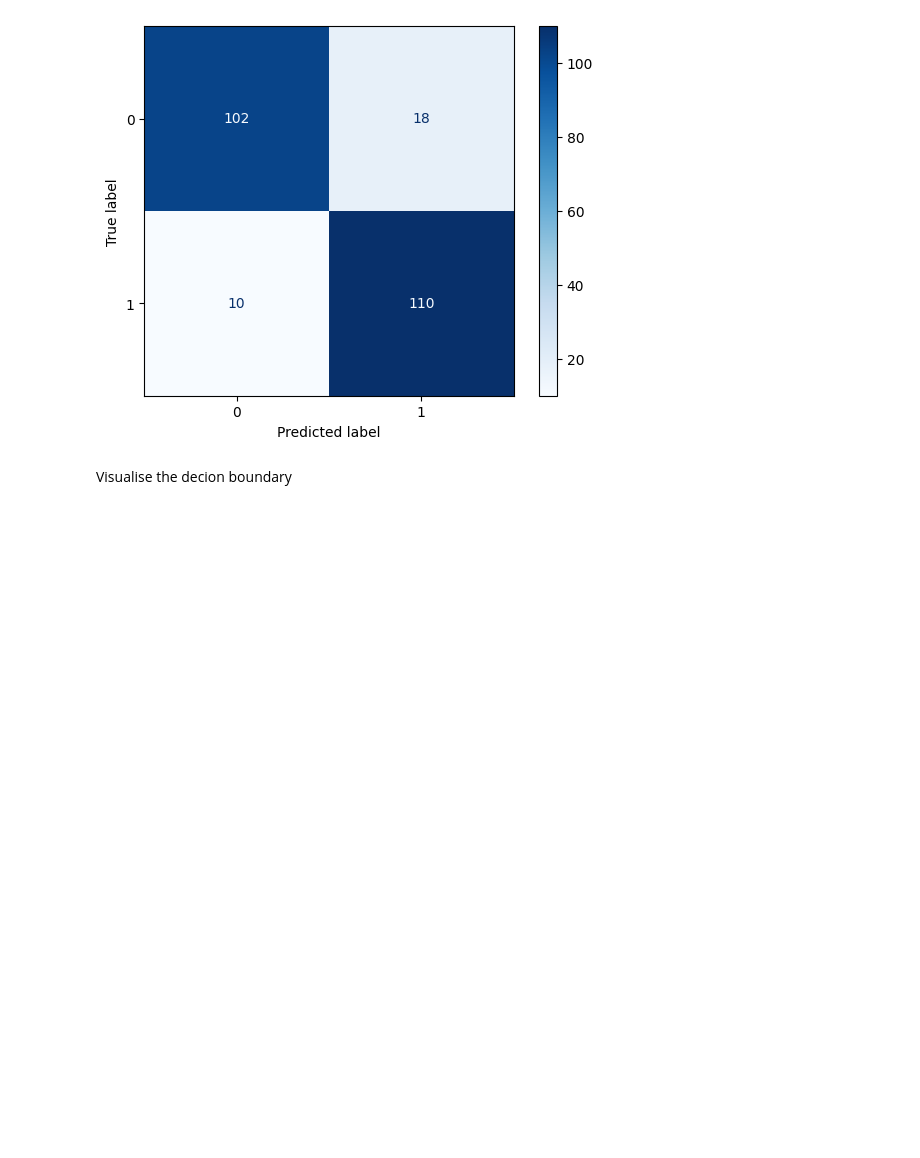
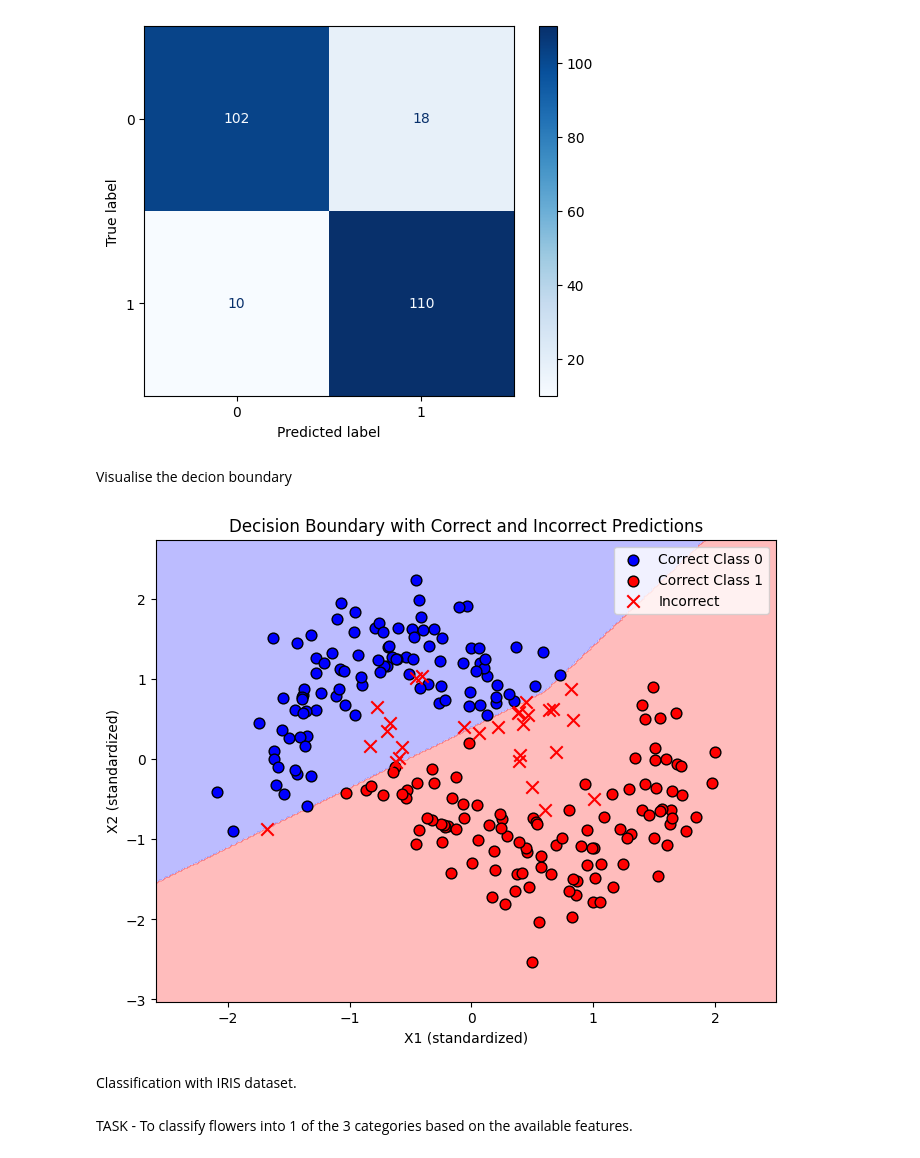
Before and after one commit to Neelabh-11/Machine-Learning, a Jupyter notebook: Lab_IITM/Lab-8 NeuralNetorks MLP.ipynb, the cells around one changed output. Saved outputs shown, nothing was run; the diff lists cells and outputs as text; code cells hidden in the pictures; blank space fills up the shorter version.

```diff
--- a/Lab_IITM/Lab-8 NeuralNetorks MLP.ipynb
+++ b/Lab_IITM/Lab-8 NeuralNetorks MLP.ipynb
@@ -107,3 +107,36 @@ Visualise the decion boundary
 # %%
 correct =  y_pred == y_test
 incorrect = ~correct
+# %%
+# Create a meshgrid for decision boundary
+xx, yy = np.meshgrid(
+    np.linspace(X_test_std[:, 0].min()-0.5, X_test_std[:, 0].max()+0.5, 300),
+    np.linspace(X_test_std[:, 1].min()-0.5, X_test_std[:, 1].max()+0.5, 300)
+)
+grid = np.c_[xx.ravel(), yy.ravel()]
+Z = mlp.predict(grid).reshape(xx.shape)
+
+plt.figure(figsize=(8, 6))
+plt.contourf(xx, yy, Z, alpha=0.3, cmap='bwr')
+
+# Plot correct predictions for class 0 and class 1
+plt.scatter(X_test_std[correct & (y_test == 0), 0], X_test_std[correct & (y_test == 0), 1],
+            c='blue', label='Correct Class 0', edgecolor='k', marker='o', s=60)
+plt.scatter(X_test_std[correct & (y_test == 1), 0], X_test_std[correct & (y_test == 1), 1],
+            c='red', label='Correct Class 1', edgecolor='k', marker='o', s=60)
+
+# Plot incorrect predictions as red 'x'
+plt.scatter(X_test_std[incorrect, 0], X_test_std[incorrect, 1],
+            c='red', label='Incorrect', edgecolor='k', marker='x', s=80)
+
+plt.xlabel('X1 (standardized)')
+plt.ylabel('X2 (standardized)')
+plt.title('Decision Boundary with Correct and Incorrect Predictions')
+plt.legend()
+plt.show()
+# %% [output]
+[figure, added]
+# %% [markdown]
+Classification with IRIS dataset.
+# %% [markdown]
+TASK - To classify flowers into 1 of the 3 categories based on the available features.
```
Also changed, not shown: parts of 42 cells of this notebook.
